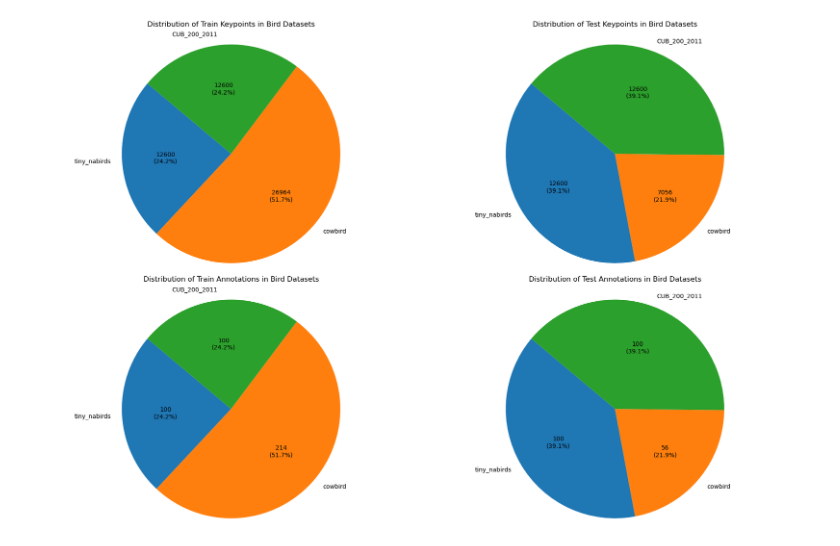
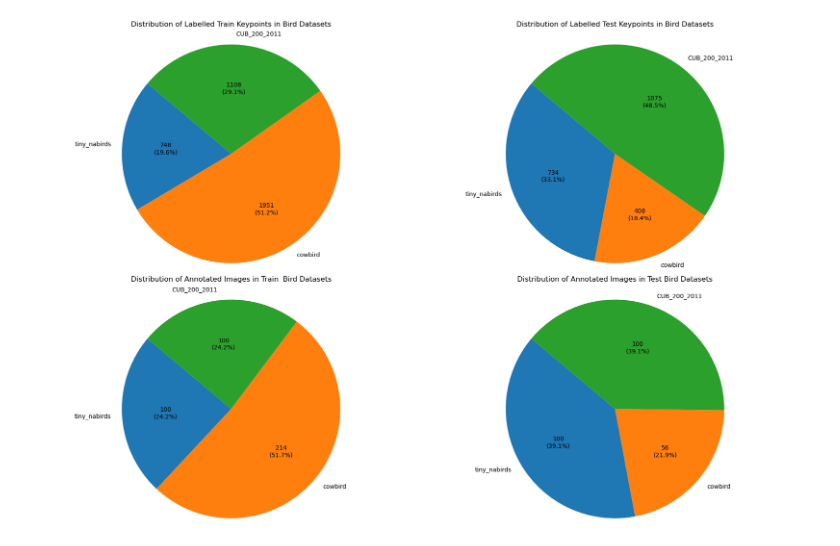
Before and after one commit to DeepLabCutAIResidency/DLC_AI2024, a Jupyter notebook: analysis_pipeline/Task1.ipynb, the cells around one changed output. Saved outputs shown, nothing was run; the diff lists cells and outputs as text; code cells hidden in the pictures.

Commit message:
Fixed key-point tracking solely for labelled key points

```diff
--- a/analysis_pipeline/Task1.ipynb
+++ b/analysis_pipeline/Task1.ipynb
@@ -29,8 +29,16 @@ def count_keypoints_annotations(data):
             keypoints_by_dataset[dataset] = 0
         annotations_by_dataset[dataset] += 1
         if 'keypoints' in anno:
-            keypoints_by_dataset[dataset] += len(anno['keypoints'])
-
+            keypoints = anno["keypoints"]
+            keypoints_labeled = 0
+            keypoints_unlabeled = 0
+            for i in range(0, len(keypoints), 3):
+                visibility = keypoints[i + 2]
+                if visibility > 0:
+                    keypoints_labeled += 1
+                else:
+                    keypoints_unlabeled += 1
+            keypoints_by_dataset[dataset] += keypoints_labeled
     return annotations_by_dataset, keypoints_by_dataset
 
 # Count keypoints and annotations for train and test datasets
@@ -56,35 +64,35 @@ train_annotations_labels = list(train_annotations_by_dataset.keys())
 train_annotations_sizes = list(train_annotations_by_dataset.values())
 
 test_annotations_labels = list(test_annotations_by_dataset.keys())
 test_annotations_sizes = list(test_annotations_by_dataset.values())
 
 # Plot the pie charts in a grid
 fig, axs = plt.subplots(2, 2, figsize=(18, 12))
 
 # Adjust the spacing at the top to avoid overlap
 fig.subplots_adjust(top=0.85)
 
 # Train keypoints pie chart
 axs[0, 0].pie(train_keypoints_sizes, labels=train_keypoints_labels, autopct=autopct_format(train_keypoints_sizes), startangle=140, textprops={'fontsize': 10})
 axs[0, 0].axis('equal')
-axs[0, 0].set_title('Distribution of Train Keypoints in Bird Datasets', pad=20)
+axs[0, 0].set_title('Distribution of Labelled Train Keypoints in Bird Datasets', pad=20)
 
 # Test keypoints pie chart
 axs[0, 1].pie(test_keypoints_sizes, labels=test_keypoints_labels, autopct=autopct_format(test_keypoints_sizes), startangle=140, textprops={'fontsize': 10})
 axs[0, 1].axis('equal')
-axs[0, 1].set_title('Distribution of Test Keypoints in Bird Datasets', pad=20)
+axs[0, 1].set_title('Distribution of Labelled Test Keypoints in Bird Datasets', pad=20)
 
 # Train annotations pie chart
 axs[1, 0].pie(train_annotations_sizes, labels=train_annotations_labels, autopct=autopct_format(train_annotations_sizes), startangle=140, textprops={'fontsize': 10})
 axs[1, 0].axis('equal')
-axs[1, 0].set_title('Distribution of Train Annotations in Bird Datasets', pad=20)
+axs[1, 0].set_title('Distribution of Annotated Images in Train  Bird Datasets', pad=20)
 
 # Test annotations pie chart
 axs[1, 1].pie(test_annotations_sizes, labels=test_annotations_labels, autopct=autopct_format(test_annotations_sizes), startangle=140, textprops={'fontsize': 10})
 axs[1, 1].axis('equal')
-axs[1, 1].set_title('Distribution of Test Annotations in Bird Datasets', pad=20)
+axs[1, 1].set_title('Distribution of Annotated Images in Test Bird Datasets', pad=20)
 
 plt.tight_layout()
 plt.show()
 # %% [output]
-[figure, old version]
+[figure, new version]
```
